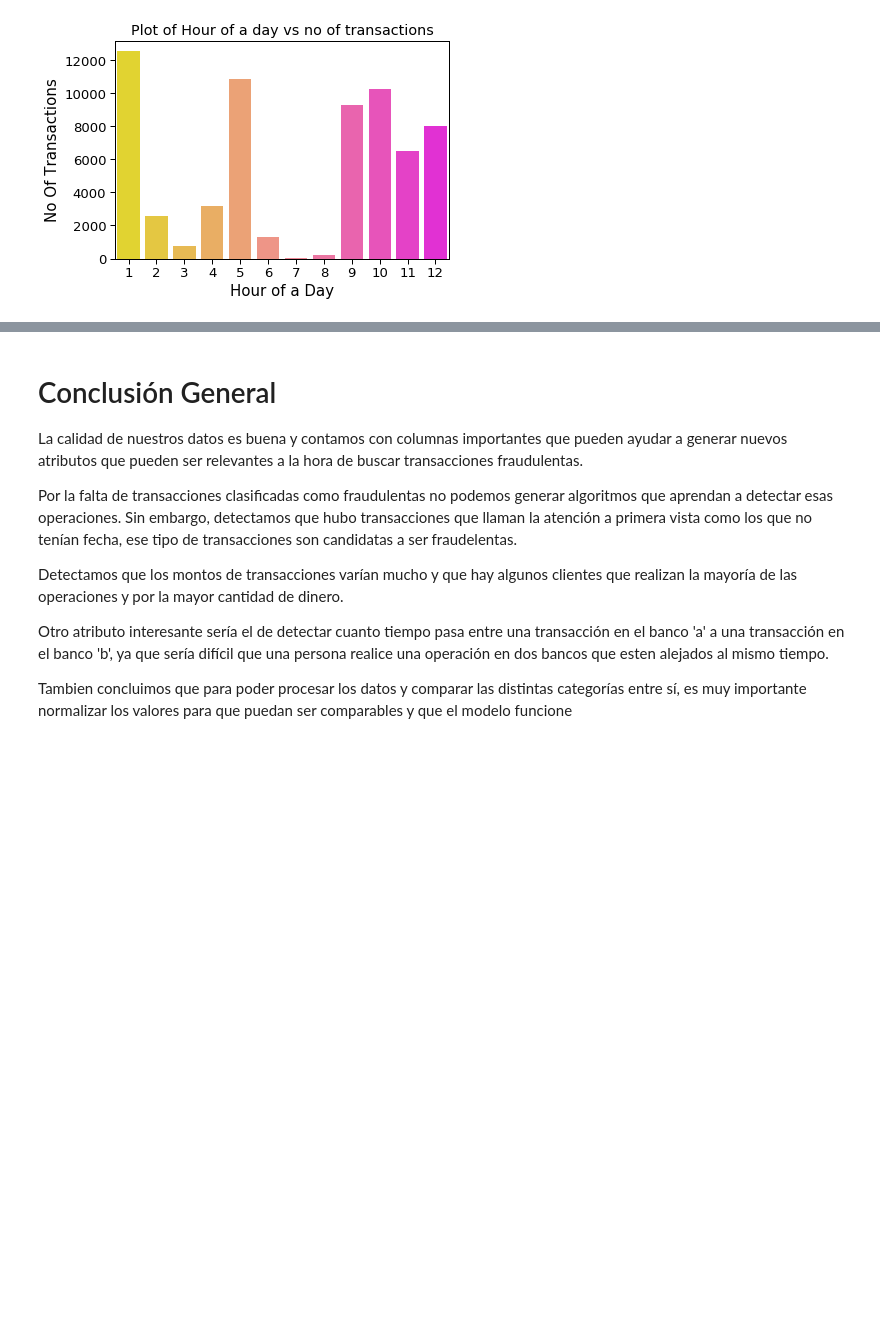
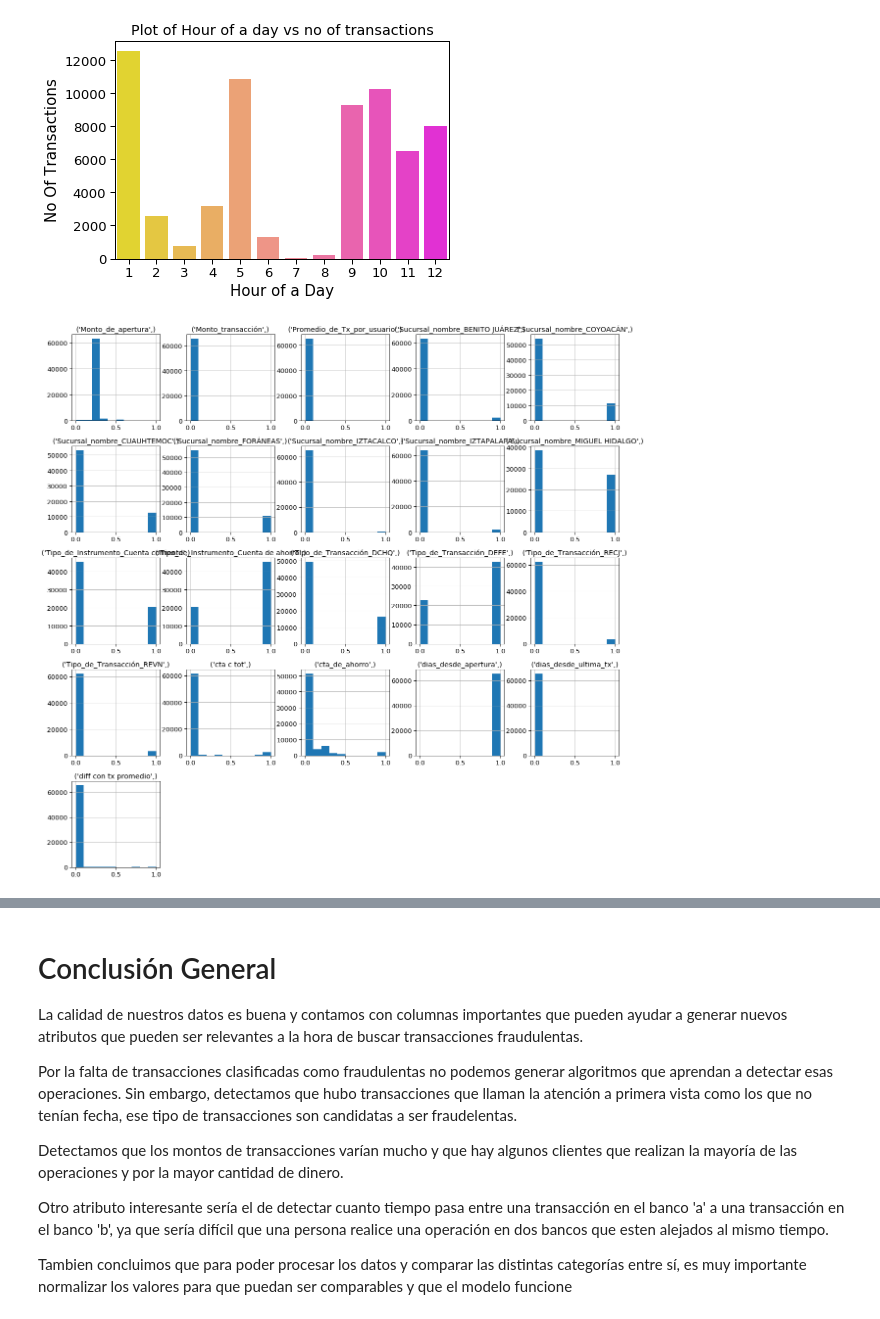
Before and after one commit to jcardon/credit_card_fraud_detection, a Jupyter notebook: credit_card_fraud_detection.ipynb, the cells around one changed output, grey strips where cells are left out. Drawn from its saved outputs; the diff is of its cells as text; code cells hidden in the pictures; blank space fills up the shorter version.

```diff
--- a/credit_card_fraud_detection.ipynb
+++ b/credit_card_fraud_detection.ipynb
@@ -799,3 +799,8 @@ pl.set_ylabel('No Of Transactions')
 # %% [output]
 Text(0, 0.5, 'No Of Transactions')
 [figure]
+# %%
+df_MinMax.hist(figsize=(20,20))
+plt.show()
+# %% [output]
+[figure, added]
```
Also changed, not shown: parts of 8 cells of this notebook.
